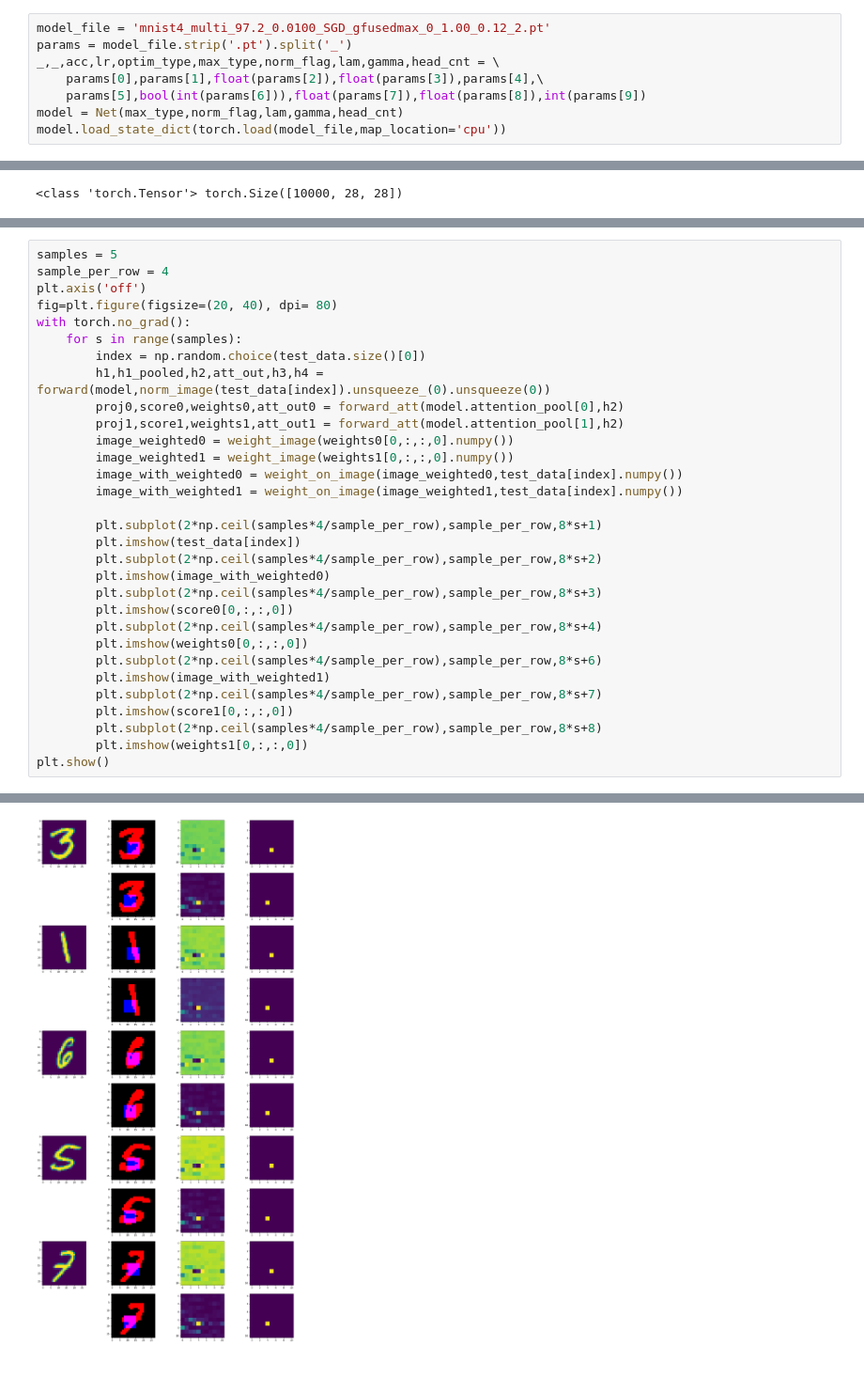
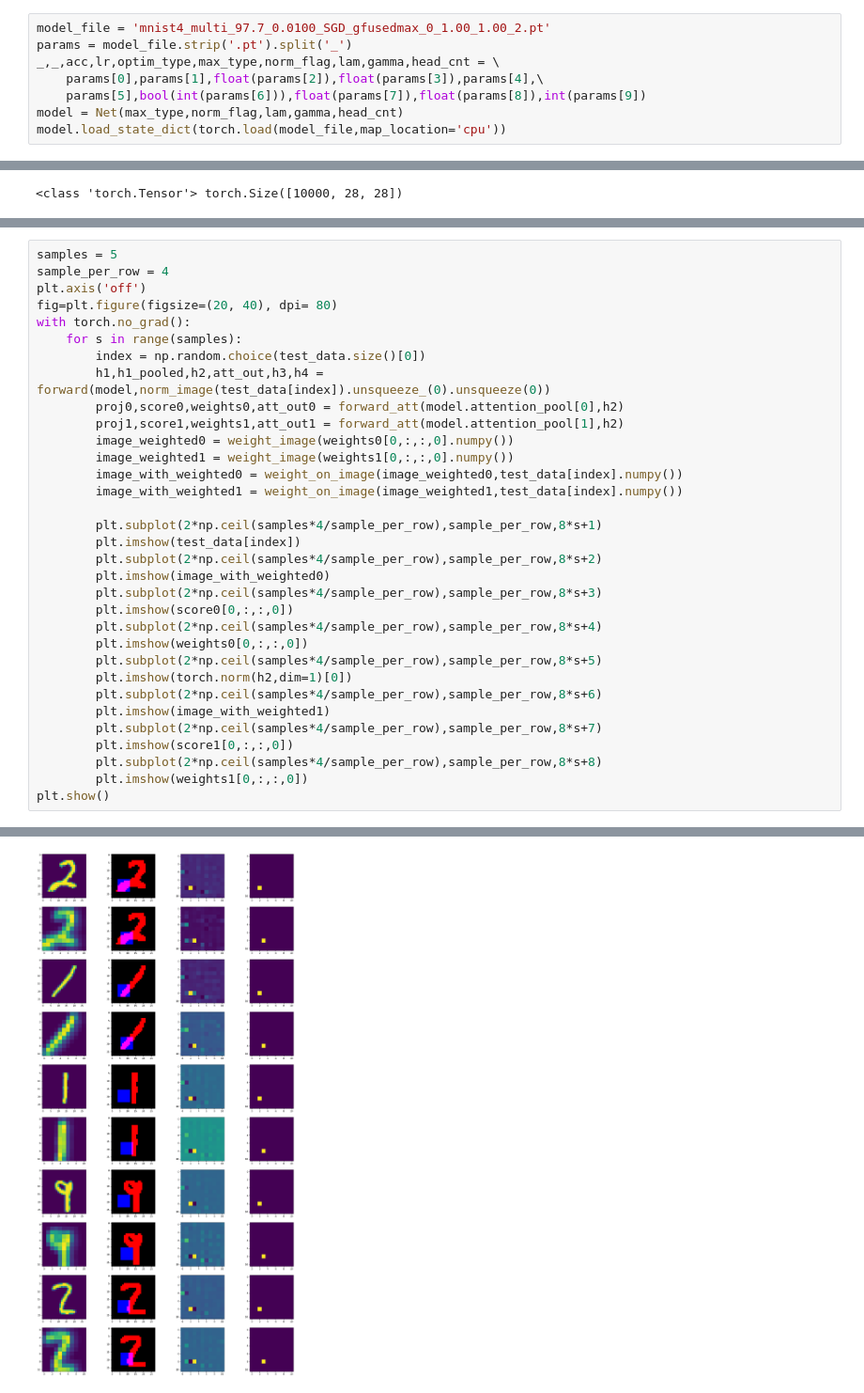
Before and after one commit to silent567/examples, a Jupyter notebook: mnist/inference4_multi.ipynb, the cells around one changed output, grey strips where cells are left out. Shown at 94% size. Saved outputs shown, nothing was run; the diff lists cells and outputs as text.

Commit message:
Backup all wrong attention records and models

```diff
--- a/mnist/inference4_multi.ipynb
+++ b/mnist/inference4_multi.ipynb
@@ -5,7 +5,7 @@ import matplotlib.pyplot as plt
 from my_multi_main4 import Net,test
 from torchvision import datasets, transforms
 # %%
-model_file = 'mnist4_multi_97.2_0.0100_SGD_gfusedmax_0_1.00_0.12_2.pt'
+model_file = 'mnist4_multi_97.7_0.0100_SGD_gfusedmax_0_1.00_1.00_2.pt'
 params = model_file.strip('.pt').split('_')
 _,_,acc,lr,optim_type,max_type,norm_flag,lam,gamma,head_cnt = \
     params[0],params[1],float(params[2]),float(params[3]),params[4],\
@@ -128,34 +121,36 @@ with torch.no_grad():
         image_with_weighted0 = weight_on_image(image_weighted0,test_data[index].numpy())
         image_with_weighted1 = weight_on_image(image_weighted1,test_data[index].numpy())
 
         plt.subplot(2*np.ceil(samples*4/sample_per_row),sample_per_row,8*s+1)
         plt.imshow(test_data[index])
         plt.subplot(2*np.ceil(samples*4/sample_per_row),sample_per_row,8*s+2)
         plt.imshow(image_with_weighted0)
         plt.subplot(2*np.ceil(samples*4/sample_per_row),sample_per_row,8*s+3)
         plt.imshow(score0[0,:,:,0])
         plt.subplot(2*np.ceil(samples*4/sample_per_row),sample_per_row,8*s+4)
         plt.imshow(weights0[0,:,:,0])
+        plt.subplot(2*np.ceil(samples*4/sample_per_row),sample_per_row,8*s+5)
+        plt.imshow(torch.norm(h2,dim=1)[0])
         plt.subplot(2*np.ceil(samples*4/sample_per_row),sample_per_row,8*s+6)
         plt.imshow(image_with_weighted1)
         plt.subplot(2*np.ceil(samples*4/sample_per_row),sample_per_row,8*s+7)
         plt.imshow(score1[0,:,:,0])
         plt.subplot(2*np.ceil(samples*4/sample_per_row),sample_per_row,8*s+8)
         plt.imshow(weights1[0,:,:,0])
 plt.show()
 # %% [output]
 Clipping input data to the valid range for imshow with RGB data ([0..1] for floats or [0..255] for integers).
 Clipping input data to the valid range for imshow with RGB data ([0..1] for floats or [0..255] for integers).
 Clipping input data to the valid range for imshow with RGB data ([0..1] for floats or [0..255] for integers).
 Clipping input data to the valid range for imshow with RGB data ([0..1] for floats or [0..255] for integers).
 Clipping input data to the valid range for imshow with RGB data ([0..1] for floats or [0..255] for integers).
 Clipping input data to the valid range for imshow with RGB data ([0..1] for floats or [0..255] for integers).
 Clipping input data to the valid range for imshow with RGB data ([0..1] for floats or [0..255] for integers).
 Clipping input data to the valid range for imshow with RGB data ([0..1] for floats or [0..255] for integers).
 Clipping input data to the valid range for imshow with RGB data ([0..1] for floats or [0..255] for integers).
 Clipping input data to the valid range for imshow with RGB data ([0..1] for floats or [0..255] for integers).
 [figure]
-[figure, old version]
+[figure, new version]
 # %%
 h1,h1_pooled,h2,att_out,h3,h4 = forward(model,norm_image(test_data).unsqueeze_(1))
 proj0,score0,weights0,att_out0 = forward_att(model.attention_pool[0],h2)
```
Also changed, not shown: parts of 10 cells of this notebook, 49 other files.
